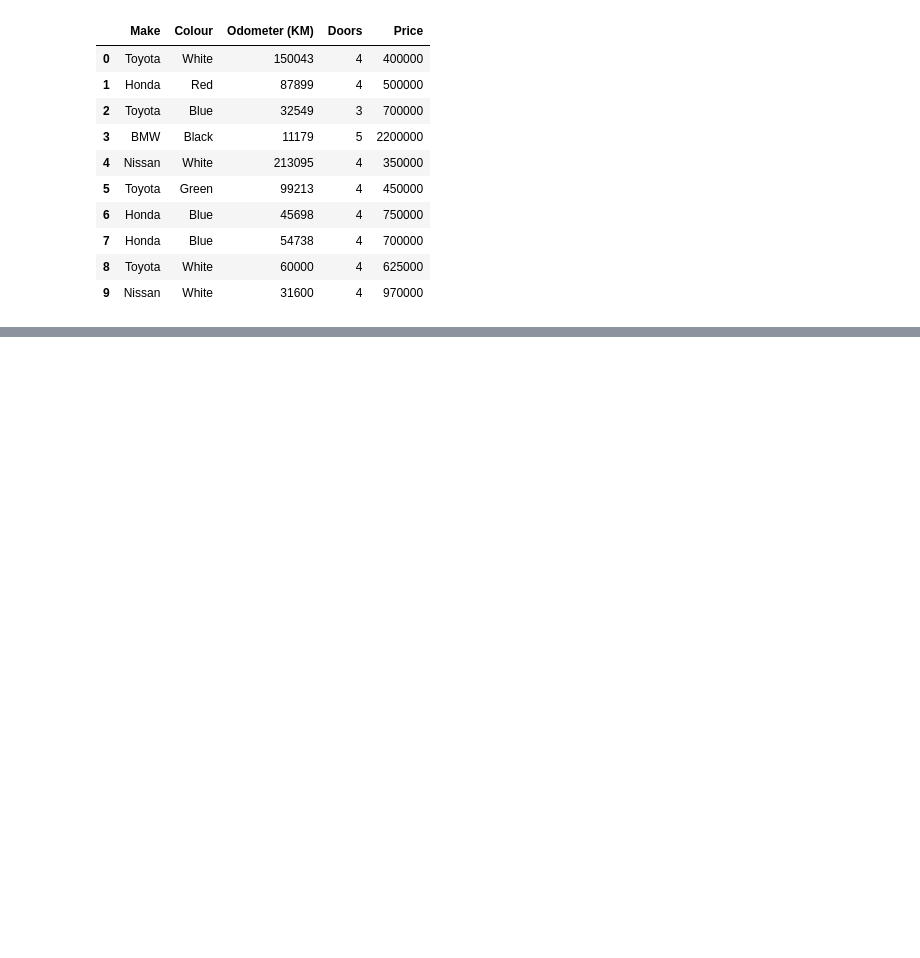
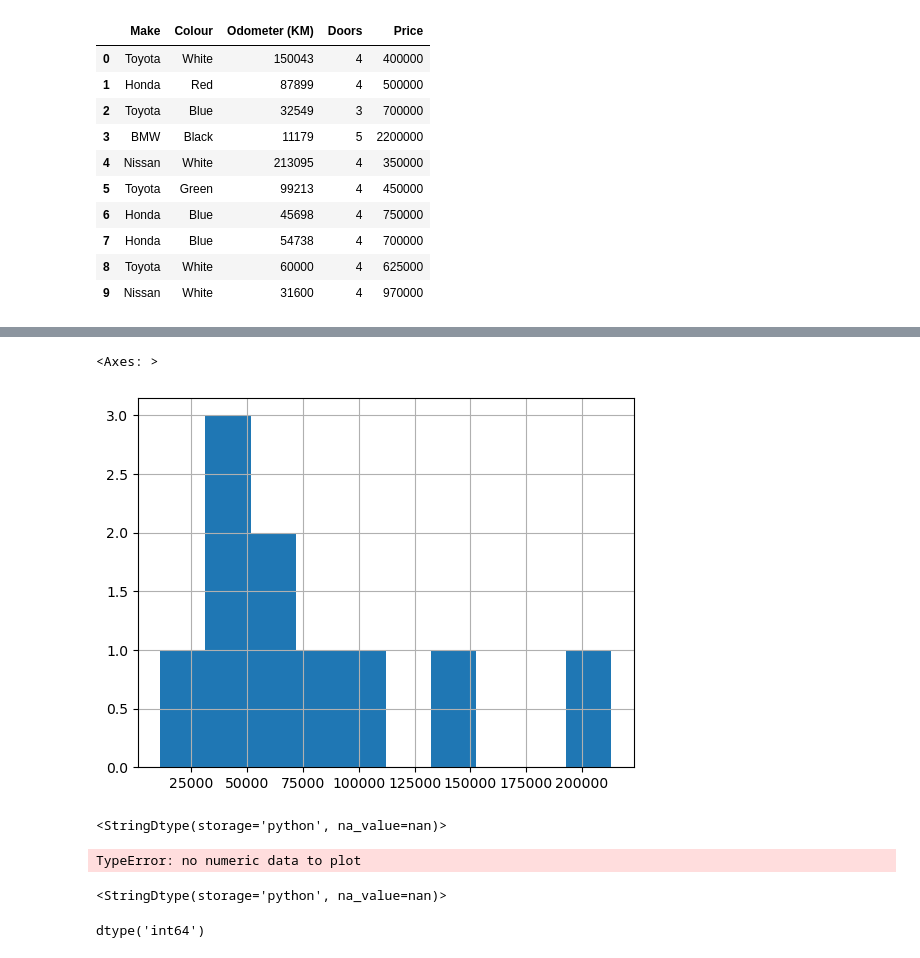
Before and after one commit to cozanostra7/AI-Engineering, a Jupyter notebook: Introduction to Pandas.ipynb, the cells around one changed output, grey strips where cells are left out. Drawn from its saved outputs; the diff is of its cells as text; code cells hidden in the pictures; blank space fills up the shorter version.

```diff
--- a/Introduction to Pandas.ipynb
+++ b/Introduction to Pandas.ipynb
@@ -383,0 +436,17 @@ df
+# %%
+df['Odometer (KM)'].hist()
+# %% [output]
+<Axes: >
+[figure, added]
+# %%
+df['Price'].dtype
+# %% [output]
+<StringDtype(storage='python', na_value=nan)>
+# %%
+df['Price'].plot()
+# %% [output]
+TypeError: no numeric data to plot
+# %%
+df['Price'].dtype
+# %% [output]
+<StringDtype(storage='python', na_value=nan)>
@@ -383,0 +455,4 @@ df
+# %%
+df['Price'].dtype
+# %% [output]
+dtype('int64')
```
Also changed, not shown: parts of 9 cells of this notebook, 1 other file.
